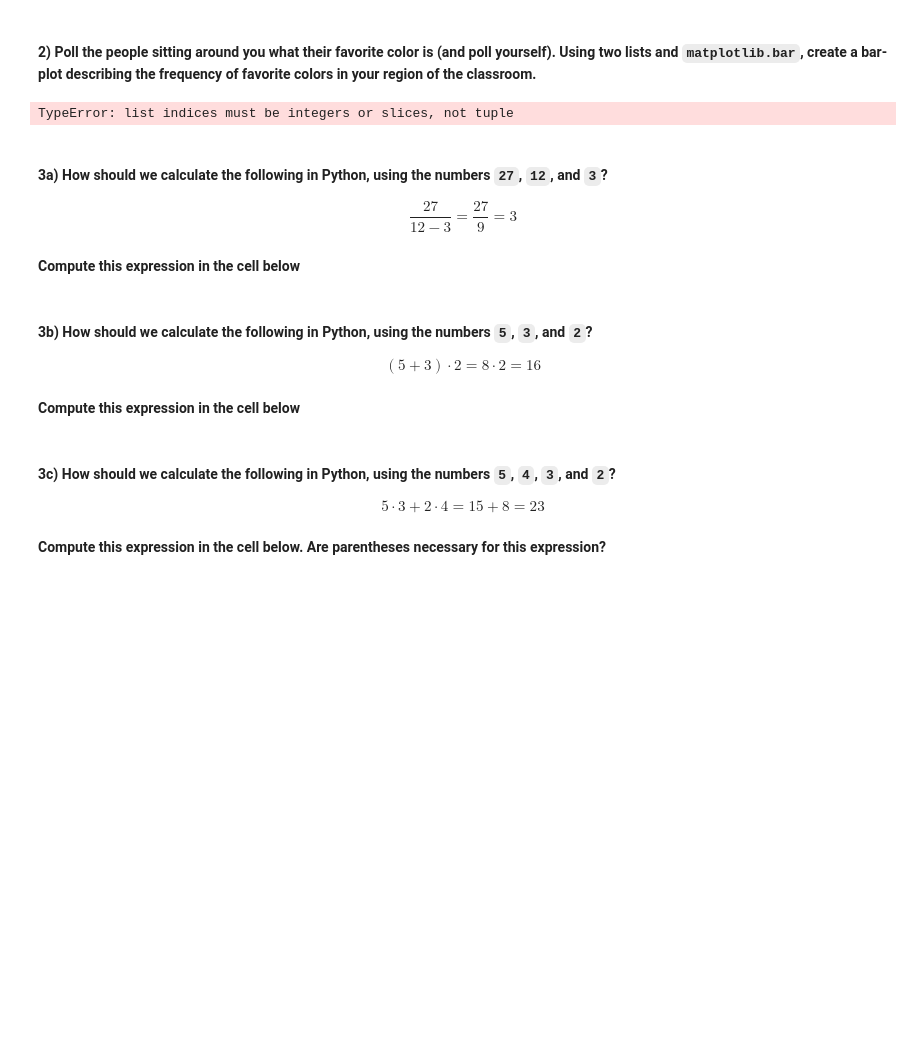
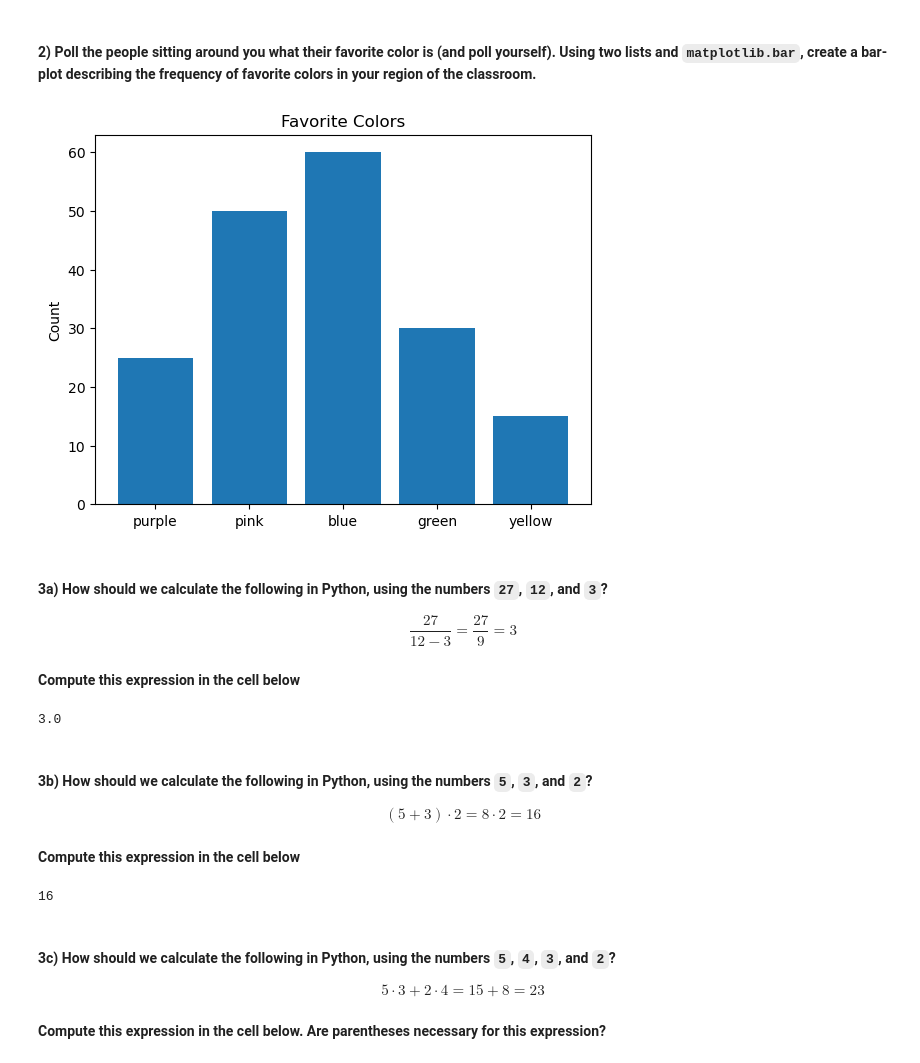
Before and after one commit to ElsaMathew-Lewis/datasci151spring26, a Jupyter notebook: lecture_06/mylecture_06 copy.ipynb, the cells around one changed output. Saved outputs shown, nothing was run; the diff lists cells and outputs as text; code cells hidden in the pictures; blank space fills up the shorter version.

```diff
--- a/lecture_06/mylecture_06 copy.ipynb
+++ b/lecture_06/mylecture_06 copy.ipynb
@@ -529,11 +531,15 @@ This Is America (Childish Gambino)
 # %%
 # your code here
 import matplotlib.pyplot as plt
 fav_color = ("purple", "pink", "blue", "green", "yellow")
-count[25, 50, 60, 30, 15]
-mathplotlib.bar(fav_color)
+count = [25, 50, 60, 30, 15]
+
+plt.bar(x = fav_color, height = count)
+plt.title("Favorite Colors")
+plt.ylabel("Count")
+plt.show()
 # %% [output]
-TypeError: list indices must be integers or slices, not tuple
+[figure, added]
 # %% [markdown]
 #### **3a)** How should we calculate the following in Python, using the numbers `27`, `12`, and `3`?
 
@@ -543,6 +549,11 @@ $$ \frac{27}{12 - 3} = \frac{27}{9} = 3$$
 # %%
 # Calculate the expression above using the numbers 27, 12, 3
 # Print the value -- you should get the number 3
+
+answer = 27 / (12-3)
+print(answer)
+# %% [output]
+3.0
 # %% [markdown]
 #### **3b)** How should we calculate the following in Python, using the numbers `5`, `3`, and `2`?
 
@@ -552,6 +563,10 @@ $$ (5 + 3)\cdot 2 = 8 \cdot 2 = 16$$
 # %%
 # Calculate the expression above using the numbers 5, 3, 2
 # Print the value -- you should get the number 16
+value = (5 + 3) * 2
+print(value)
+# %% [output]
+16
 # %% [markdown]
 #### **3c)** How should we calculate the following in Python, using the numbers `5`, `4`, `3`, and `2`?
 
```
Also changed, not shown: parts of 9 cells of this notebook.
